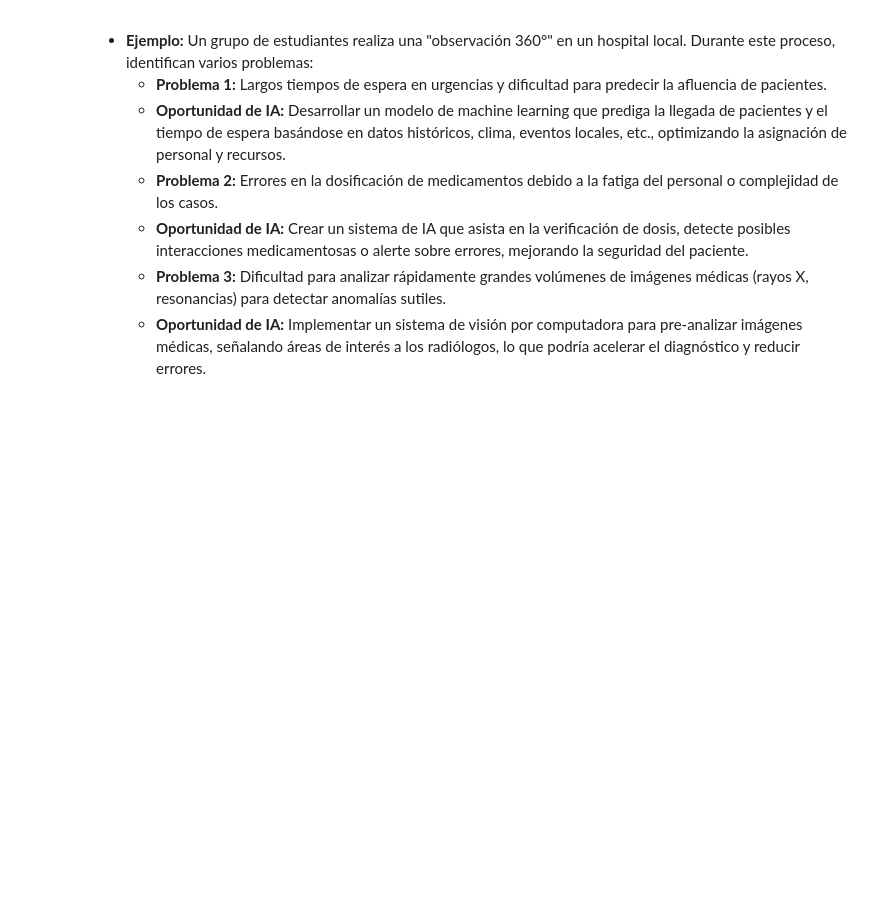
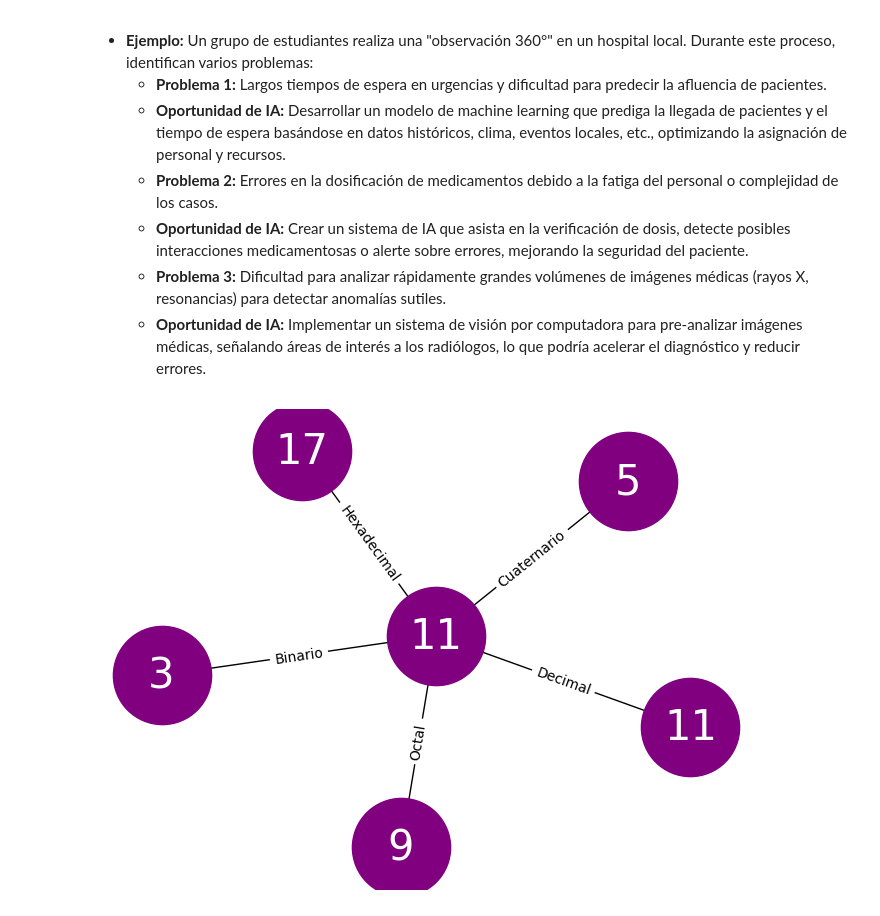
Before and after one commit to Lorex-xus/DGETI-Pedagogia-2026, a Jupyter notebook: Sesión 3 - DGETI - Pedagogía 2026.ipynb, the cells around one changed output. Drawn from its saved outputs; the diff is of its cells as text; code cells hidden in the pictures; blank space fills up the shorter version.

```diff
--- a/Sesión 3 - DGETI - Pedagogía 2026.ipynb
+++ b/Sesión 3 - DGETI - Pedagogía 2026.ipynb
@@ -126,3 +126,22 @@ Esta estrategia se enfoca en desarrollar la habilidad de identificar problemas o
     *   **Oportunidad de IA:** Crear un sistema de IA que asista en la verificación de dosis, detecte posibles interacciones medicamentosas o alerte sobre errores, mejorando la seguridad del paciente.
     *   **Problema 3:** Dificultad para analizar rápidamente grandes volúmenes de imágenes médicas (rayos X, resonancias) para detectar anomalías sutiles.
     *   **Oportunidad de IA:** Implementar un sistema de visión por computadora para pre-analizar imágenes médicas, señalando áreas de interés a los radiólogos, lo que podría acelerar el diagnóstico y reducir errores.
+# %%
+import networkx as nx
+from matplotlib import pyplot as plt
+
+edges = {(11, 3): "Binario",
+         (11, 5): "Cuaternario",
+         (11, 9): "Octal",
+         (11, "11"): "Decimal",
+         (11, 17): "Hexadecimal"}
+G = nx.Graph()
+G.add_edges_from(edges)
+
+plt.figure()
+pos = nx.spring_layout(G)
+nx.draw(G, pos=pos, node_size=5000, font_size=30, with_labels=True, font_color='white', node_color="purple")
+nx.draw_networkx_edge_labels(G, pos=pos, edge_labels=edges, font_size=10)
+plt.show()
+# %% [output]
+[figure, added]
```
Also changed, not shown: parts of 1 cell of this notebook.
